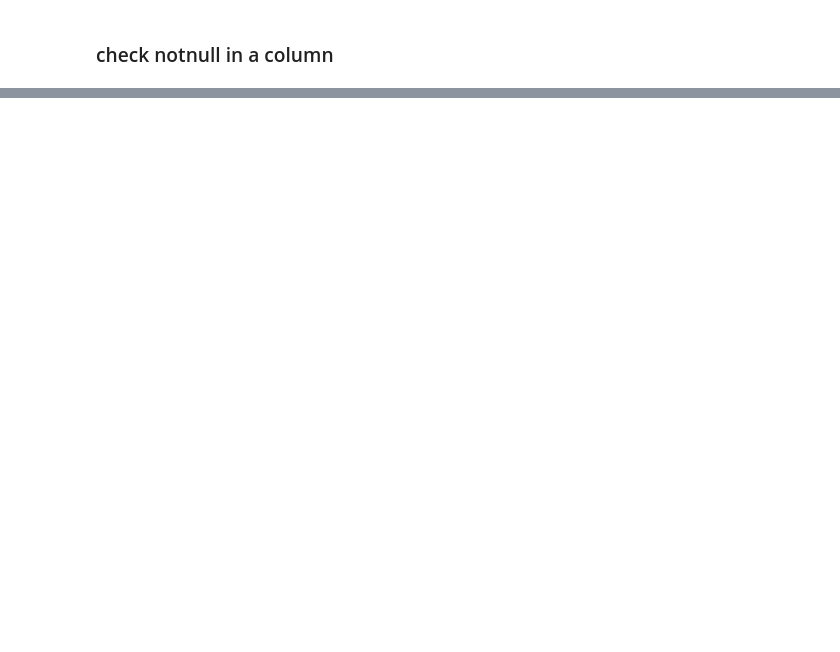
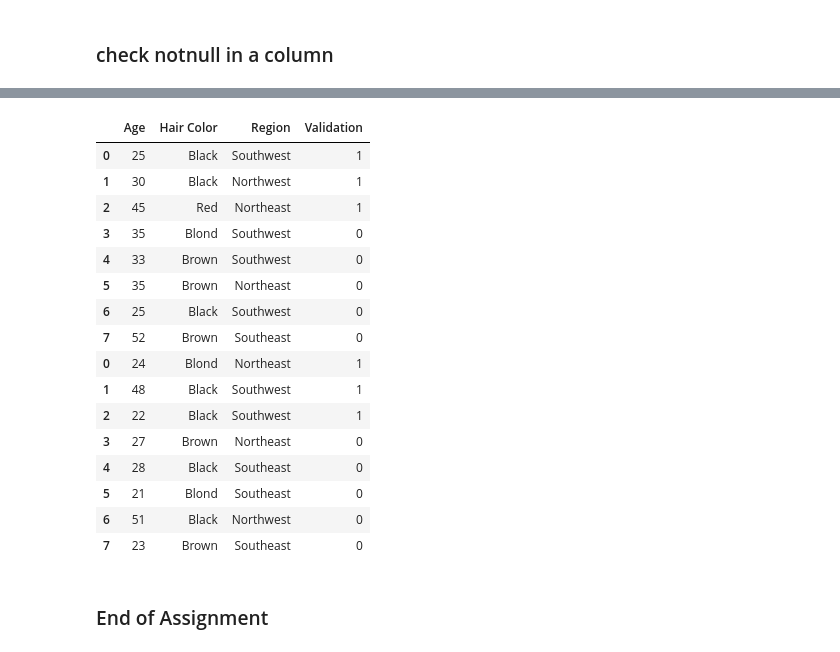
Before and after one commit to kobuli/KarthiO, a Jupyter notebook: NumPy_Pandas_Assignment.ipynb, the cells around one changed output, grey strips where cells are left out. Cells and saved outputs as stored; diff of their text form; code cells hidden in the pictures; blank space fills up the shorter version.

```diff
--- a/NumPy_Pandas_Assignment.ipynb
+++ b/NumPy_Pandas_Assignment.ipynb
@@ -216,0 +255,22 @@ df1
+# %%
+pd.concat([dfleft, dfright])
+# %% [output]
+|  | Age | Hair Color | Region | Validation |
+| 0 | 25 | Black | Southwest | 1 |
+| 1 | 30 | Black | Northwest | 1 |
+| 2 | 45 | Red | Northeast | 1 |
+| 3 | 35 | Blond | Southwest | 0 |
+| 4 | 33 | Brown | Southwest | 0 |
+| 5 | 35 | Brown | Northeast | 0 |
+| 6 | 25 | Black | Southwest | 0 |
+| 7 | 52 | Brown | Southeast | 0 |
+| 0 | 24 | Blond | Northeast | 1 |
+| 1 | 48 | Black | Southwest | 1 |
+| 2 | 22 | Black | Southwest | 1 |
+| 3 | 27 | Brown | Northeast | 0 |
+| 4 | 28 | Black | Southeast | 0 |
+| 5 | 21 | Blond | Southeast | 0 |
+| 6 | 51 | Black | Northwest | 0 |
+| 7 | 23 | Brown | Southeast | 0 |
+# %% [markdown]
+### End of Assignment
```
Also changed, not shown: parts of 25 cells of this notebook.
